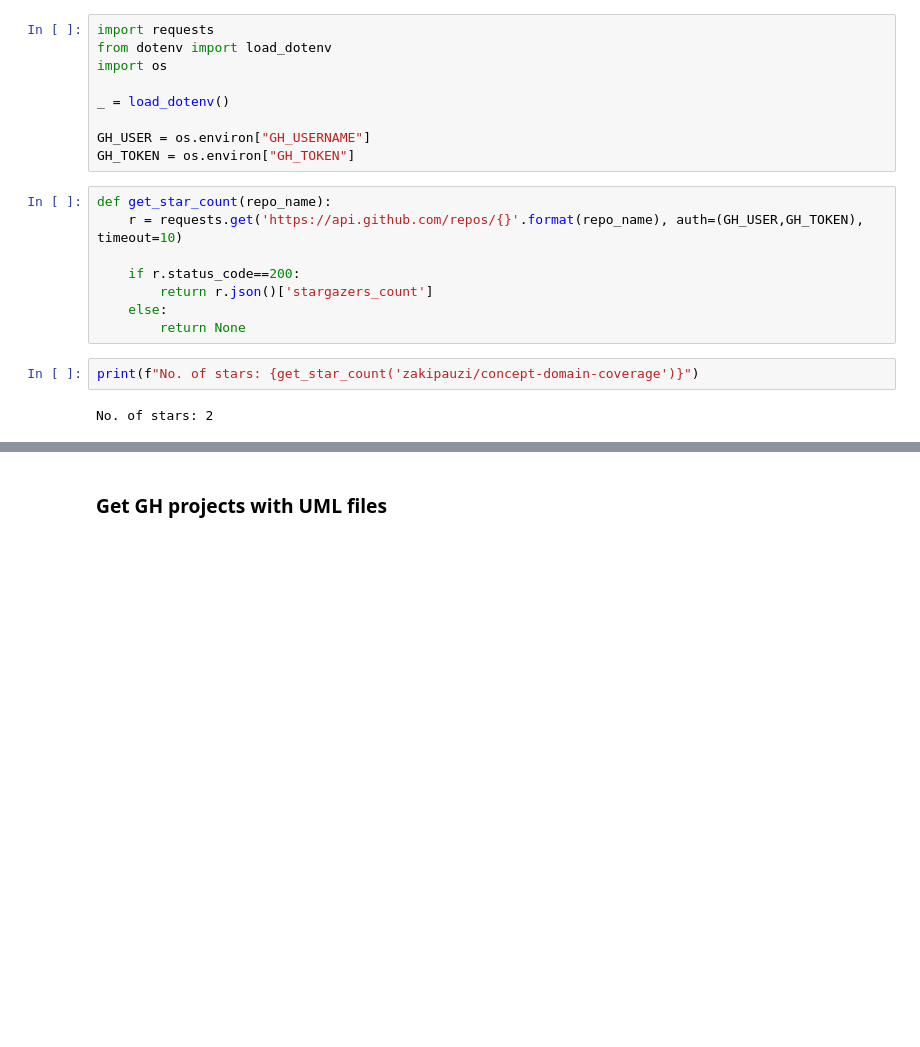
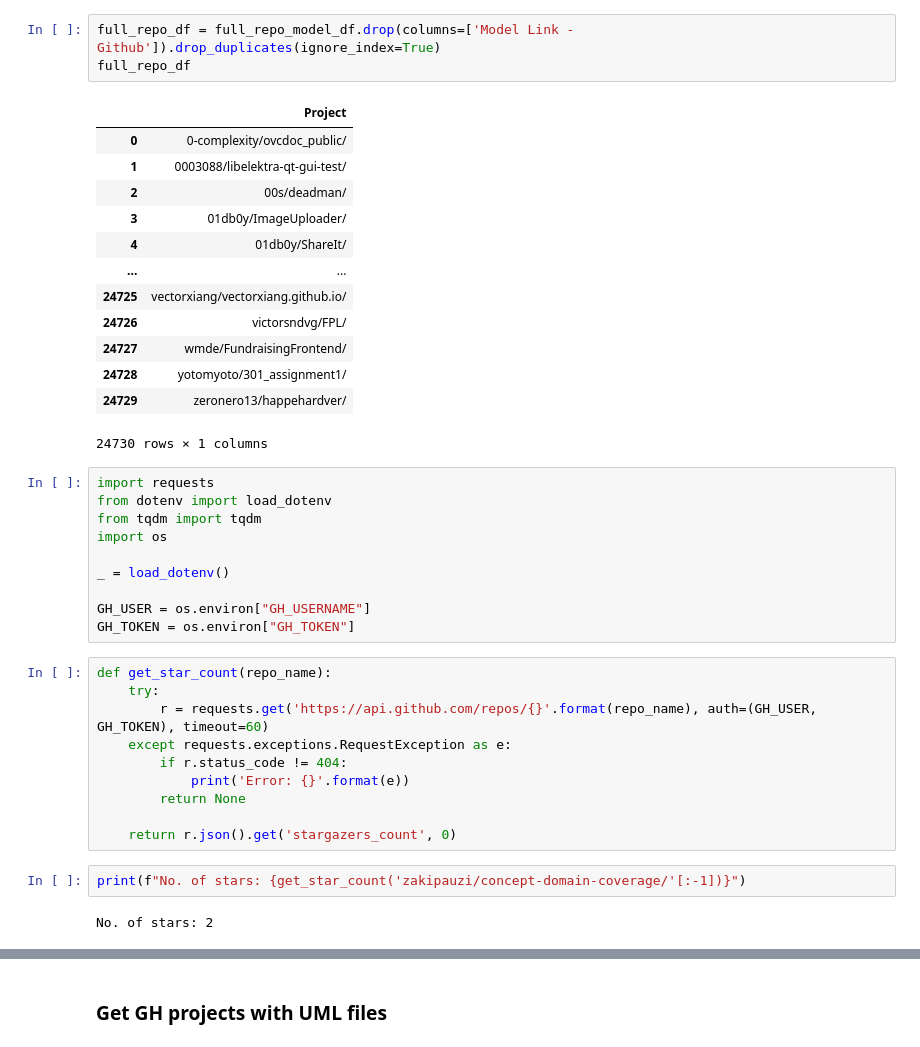
Before and after one commit to zakipauzi/uml_code_traceability, a Jupyter notebook: get_repos.ipynb, the cells around one changed output, grey strips where cells are left out. Drawn from its saved outputs; the diff is of its cells as text; blank space fills up the shorter version.

```diff
--- a/get_repos.ipynb
+++ b/get_repos.ipynb
@@ -3,6 +20,24 @@
+# %%
+full_repo_df = full_repo_model_df.drop(columns=['Model Link - Github']).drop_duplicates(ignore_index=True)
+full_repo_df
+# %% [output]
+|  | Project |
+| 0 | 0-complexity/ovcdoc_public/ |
+| 1 | 0003088/libelektra-qt-gui-test/ |
+| 2 | 00s/deadman/ |
+| 3 | 01db0y/ImageUploader/ |
+| 4 | 01db0y/ShareIt/ |
+| ... | ... |
+| 24725 | vectorxiang/vectorxiang.github.io/ |
+| 24726 | victorsndvg/FPL/ |
+| 24727 | wmde/FundraisingFrontend/ |
+| 24728 | yotomyoto/301_assignment1/ |
+| 24729 | zeronero13/happehardver/ |
+24730 rows × 1 columns
 # %%
 import requests
 from dotenv import load_dotenv
+from tqdm import tqdm
 import os
 
 _ = load_dotenv()
@@ -11,13 +46,15 @@ GH_USER = os.environ["GH_USERNAME"]
 GH_TOKEN = os.environ["GH_TOKEN"]
 # %%
 def get_star_count(repo_name):
-    r = requests.get('https://api.github.com/repos/{}'.format(repo_name), auth=(GH_USER,GH_TOKEN), timeout=10)
+    try:
+        r = requests.get('https://api.github.com/repos/{}'.format(repo_name), auth=(GH_USER, GH_TOKEN), timeout=60)
+    except requests.exceptions.RequestException as e:
+        if r.status_code != 404:
+            print('Error: {}'.format(e))
+        return None
 
-    if r.status_code==200:
-        return r.json()['stargazers_count']
-    else:
-        return None
+    return r.json().get('stargazers_count', 0)
 # %%
-print(f"No. of stars: {get_star_count('zakipauzi/concept-domain-coverage')}")
+print(f"No. of stars: {get_star_count('zakipauzi/concept-domain-coverage/'[:-1])}")
 # %% [output]
 No. of stars: 2
```
Also changed, not shown: parts of 8 cells of this notebook, 1 other file.
